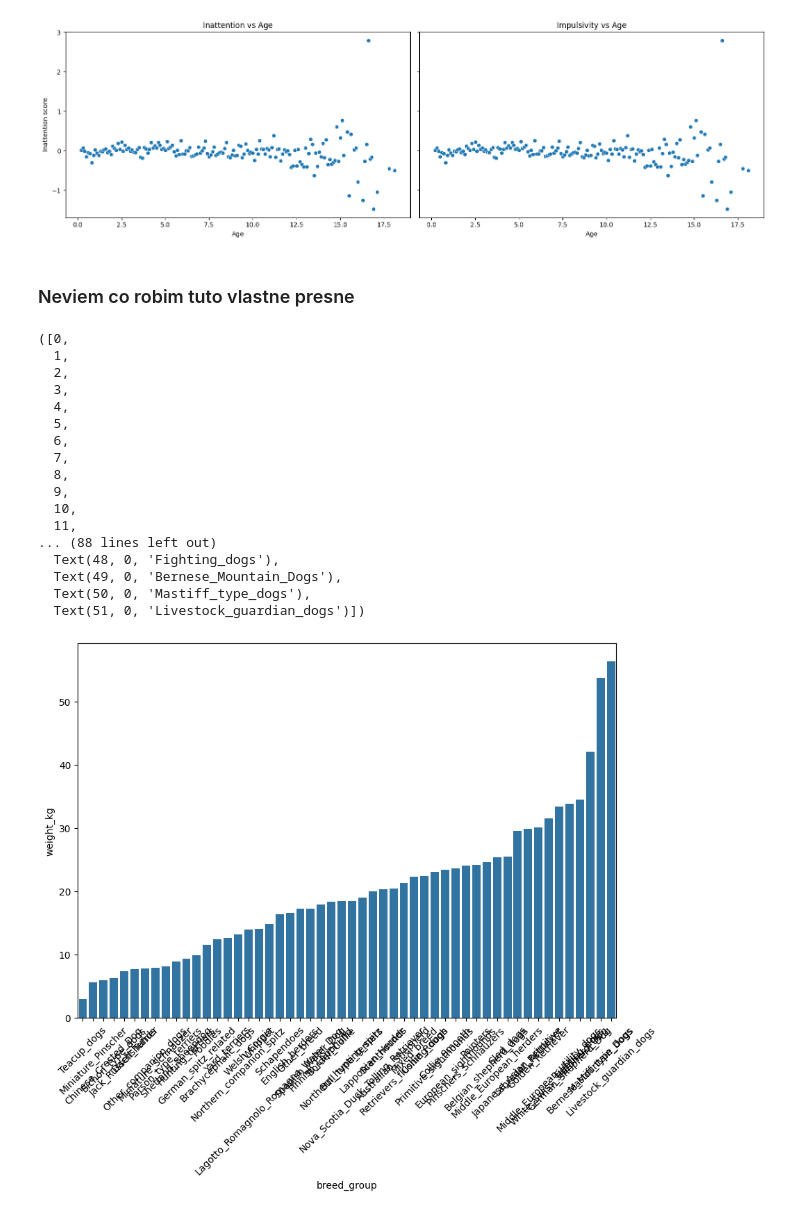
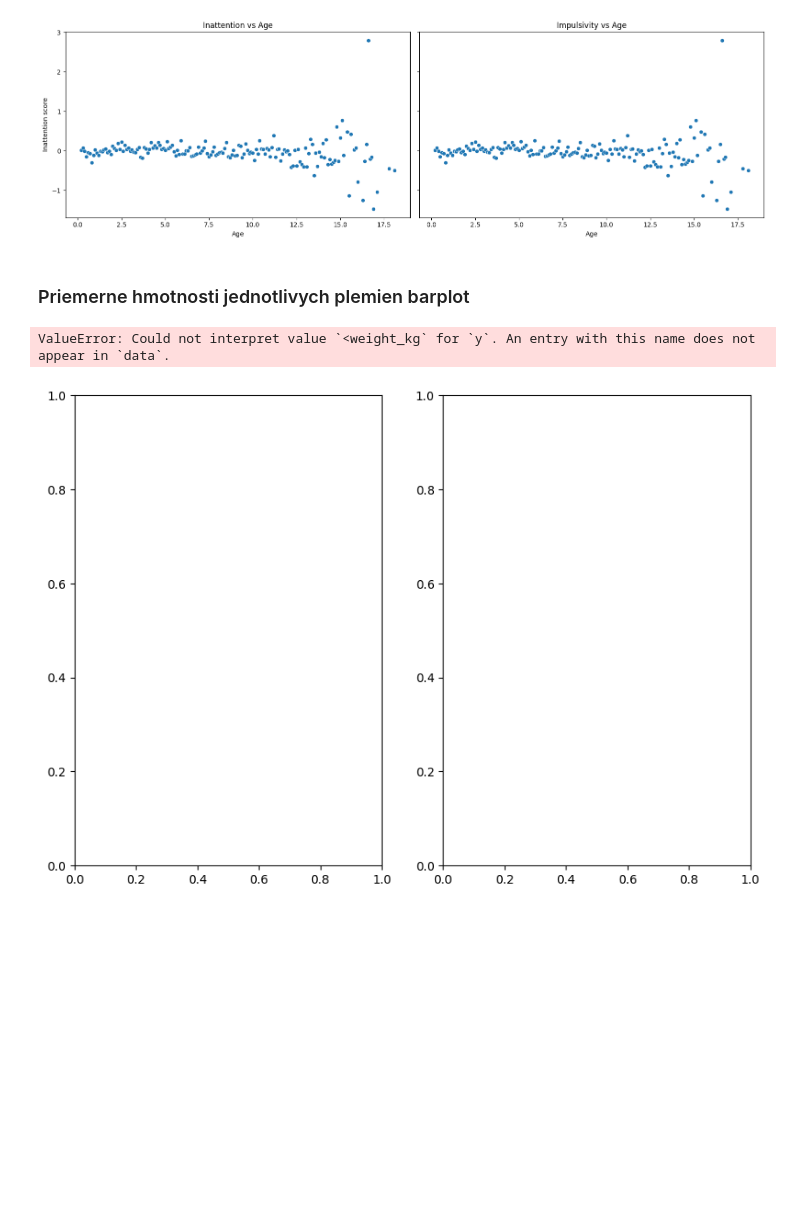
Before and after one commit to Retr-1/AnalyzaPsy, a Jupyter notebook: Analyza_psy.ipynb, the cells around one changed output. Drawn from its saved outputs; the diff is of its cells as text; code cells hidden in the pictures; blank space fills up the shorter version.

```diff
--- a/Analyza_psy.ipynb
+++ b/Analyza_psy.ipynb
@@ -351,31 +351,17 @@ plt.show()
 # %% [output]
 [figure]
 [figure]
-# %% [markdown]
-### Neviem co robim tuto vlastne presne
+# %% [markdown]
+### Priemerne hmotnosti jednotlivych plemien barplot
 # %%
 
-psy_hmostnost = pd.DataFrame(dogs.groupby('breed_group')['weight_kg'].mean().sort_values())
+psy_hmostnost_max = pd.DataFrame(dogs.groupby('breed_group')['weight_kg'].mean().sort_values()).head()
+psy_hmostnost_min = pd.DataFrame(dogs.groupby('breed_group')['weight_kg'].mean().sort_values()).tail()
 
-figure, axes = plt.subplots(1, 1, figsize=(10, 7))
-sns.barplot(data=psy_hmostnost, x=psy_hmostnost.index, y='weight_kg', ax=axes)
+figure, axes = plt.subplots(1, 2, figsize=(10, 7))
+sns.barplot(data=psy_hmostnost_max, x=psy_hmostnost_max.index, y='<weight_kg', ax=axes[0])
+sns.barplot(data=psy_hmostnost_min, x=psy_hmostnost_min.index, y='weight_kg', ax=axes[1])
 plt.xticks(rotation=45)
 # %% [output]
-([0,
-  1,
-  2,
-  3,
-  4,
-  5,
-  6,
-  7,
-  8,
-  9,
-  10,
-  11,
-... (88 lines left out)
-  Text(48, 0, 'Fighting_dogs'),
-  Text(49, 0, 'Bernese_Mountain_Dogs'),
-  Text(50, 0, 'Mastiff_type_dogs'),
-  Text(51, 0, 'Livestock_guardian_dogs')])
+ValueError: Could not interpret value `<weight_kg` for `y`. An entry with this name does not appear in `data`.
-[figure, old version]
+[figure, new version]
```
Also changed, not shown: 1 other file.
